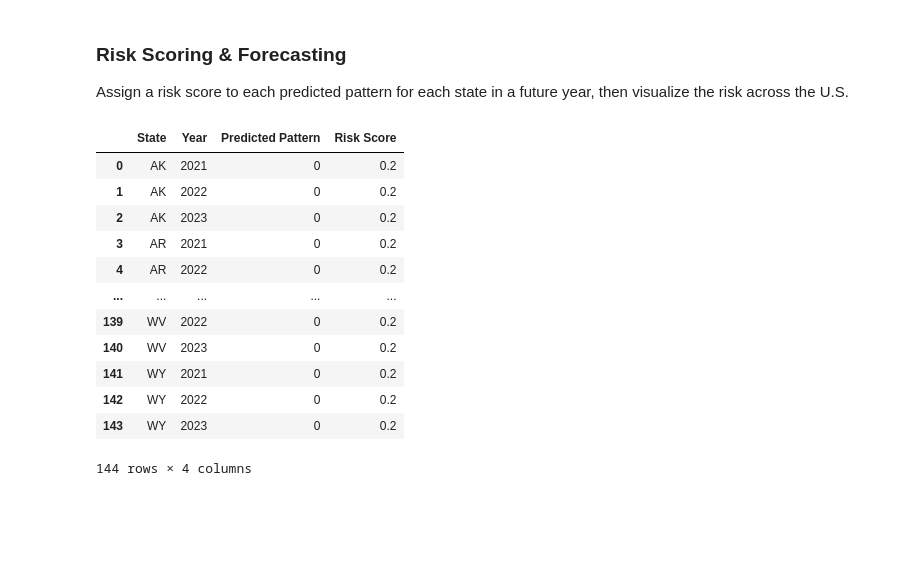
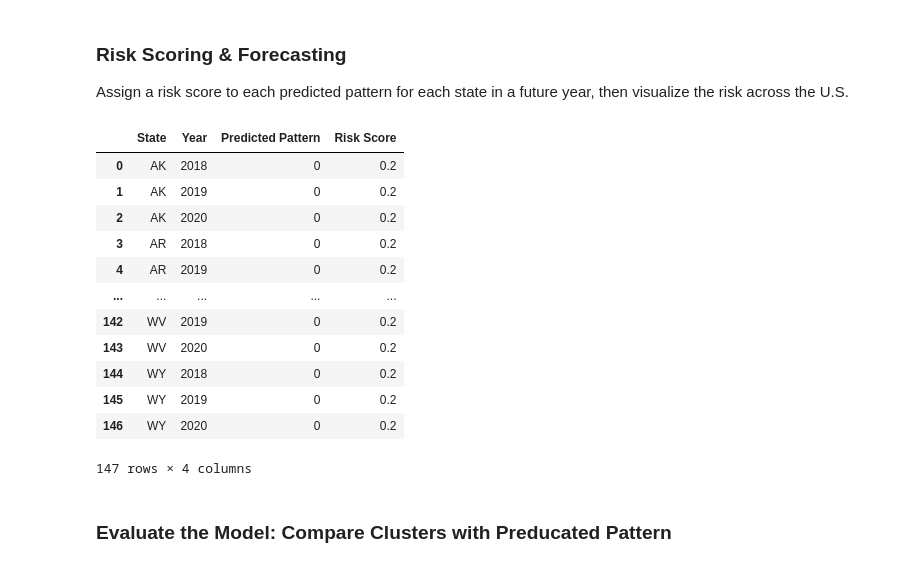
Before and after one commit to nsano1/CSE572FinalProject, a Jupyter notebook: spatial_analysis.ipynb, the cells around one changed output. Cells and saved outputs as stored; diff of their text form; code cells hidden in the pictures; blank space fills up the shorter version.

Commit message:
train on less data and predict on existing

```diff
--- a/spatial_analysis.ipynb
+++ b/spatial_analysis.ipynb
@@ -124,6 +124,7 @@ offender_columns = [
 ]
 
 # aggreate by state-year
+crime_df = crime_df[crime_df['Year'] <= 2017]
 agg = crime_df.groupby(['State', 'Year'])[offender_columns].sum().reset_index()
 
 # normalize the feature matrix
@@ -374,9 +375,9 @@ Assign a risk score to each predicted pattern for each state in a future year, t
 pattern_risks = {
     0: 0.2, # low volume, mixed demographics
     1: 0.7, # high volume, Black/White balances
-    2: 0.1, # extreme volume, White dominated
-    3: 0.8, # mid volume, Black dominated
-    4: 0.5, # low volume but unstable, rural
+    2: 0.9, # extreme volume, White dominated
+    3: 0.4, # mid volume, Black dominated
+    4: 0.5, # mid to high volume but unstable
 }
 
 def forecast_pattern(state, start_year, num_years, df, matrix):
@@ -400,47 +401,63 @@ def forecast_pattern(state, start_year, num_years, df, matrix):
         forecasted_patterns[next_year] = next_pattern
         current_pattern = next_pattern
 
     return forecasted_patterns
 
-start_year = 2020
+# build transition matrix from historical data
+transition_matrix = defaultdict(lambda: defaultdict(int))
+
+for state in model_df['State'].unique():
+    state_data = model_df[model_df['State'] == state].sort_values('Year')
+    for i in range(len(state_data) - 1):
+        current = state_data.iloc[i]['Pattern']
+        next_ = state_data.iloc[i + 1]['Pattern']
+        transition_matrix[current][next_] += 1
+
+# Normalize transition counts to probabilities
+for from_pattern in transition_matrix:
+    total = sum(transition_matrix[from_pattern].values())
+    for to_pattern in transition_matrix[from_pattern]:
+        transition_matrix[from_pattern][to_pattern] /= total
+
+
+start_year = 2017
 num_years = 3
-
 multi_year_forecast = []
 
 for state in model_df['State'].unique():
     pattern_sequence = forecast_pattern(
         state,
         start_year=start_year,
         num_years=num_years,
         df=model_df,
         matrix=transition_matrix
     )
 
     for year, pattern in pattern_sequence.items():
         risk = pattern_risks.get(pattern, 0.0)
         multi_year_forecast.append({
             'State': state,
             'Year': year,
             'Predicted Pattern': pattern,
             'Risk Score': risk
         })
 
 multi_forecast_df = pd.DataFrame(multi_year_forecast)
 multi_forecast_df
 # %% [output]
 |  | State | Year | Predicted Pattern | Risk Score |
-| 0 | AK | 2021 | 0 | 0.2 |
-| 1 | AK | 2022 | 0 | 0.2 |
-| 2 | AK | 2023 | 0 | 0.2 |
-| 3 | AR | 2021 | 0 | 0.2 |
-| 4 | AR | 2022 | 0 | 0.2 |
+| 0 | AK | 2018 | 0 | 0.2 |
+| 1 | AK | 2019 | 0 | 0.2 |
+| 2 | AK | 2020 | 0 | 0.2 |
+| 3 | AR | 2018 | 0 | 0.2 |
+| 4 | AR | 2019 | 0 | 0.2 |
 | ... | ... | ... | ... | ... |
-| 139 | WV | 2022 | 0 | 0.2 |
-| 140 | WV | 2023 | 0 | 0.2 |
-| 141 | WY | 2021 | 0 | 0.2 |
-| 142 | WY | 2022 | 0 | 0.2 |
-| 143 | WY | 2023 | 0 | 0.2 |
+| 142 | WV | 2019 | 0 | 0.2 |
+| 143 | WV | 2020 | 0 | 0.2 |
+| 144 | WY | 2018 | 0 | 0.2 |
+| 145 | WY | 2019 | 0 | 0.2 |
+| 146 | WY | 2020 | 0 | 0.2 |
-144 rows × 4 columns
+147 rows × 4 columns
 # %%
 fig = px.choropleth(
     multi_forecast_df,
@@ -465,3 +482,5 @@ fig.update_layout(
 )
 
 fig.show()
+# %% [markdown]
+### Evaluate the Model: Compare Clusters with Preducated Pattern
```
Also changed, not shown: parts of 6 cells of this notebook, 1 other file.
